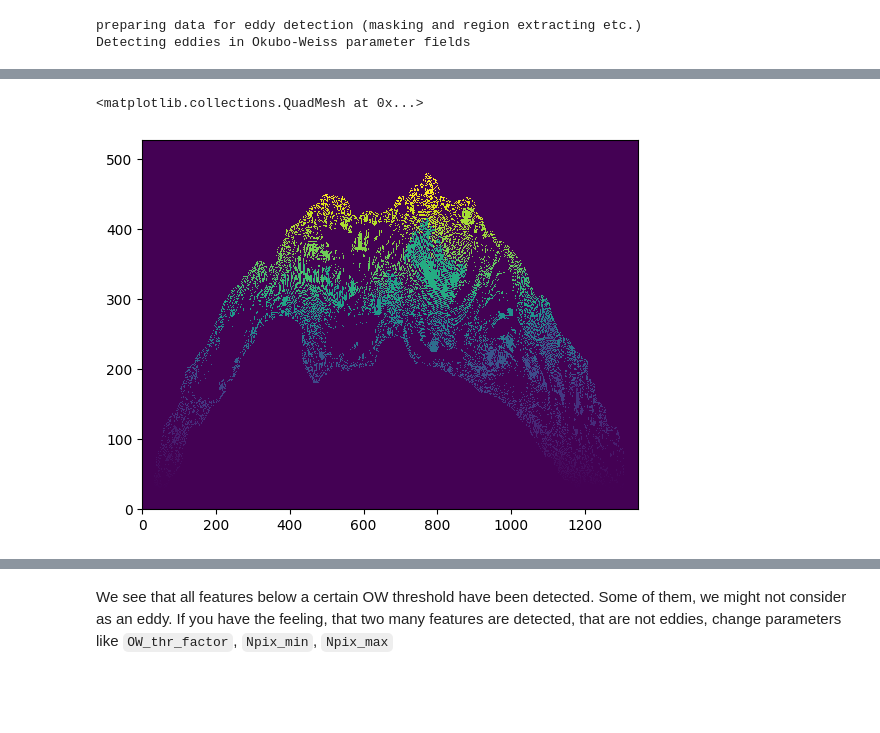
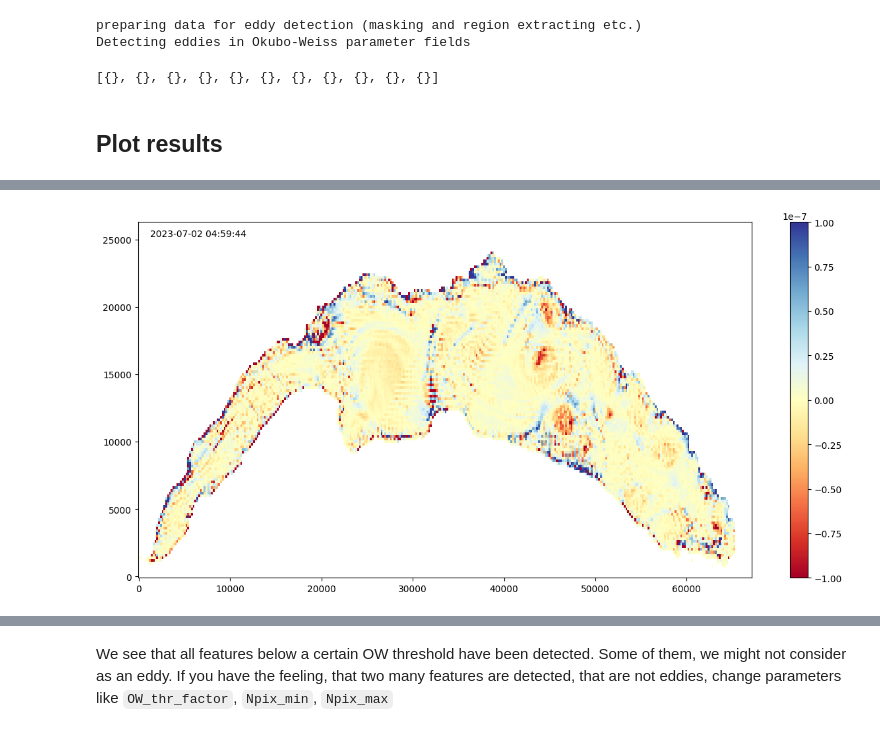
Before and after one commit to leroquan/eddytools, a Jupyter notebook: run_eddy_detection_OW.ipynb, the cells around one changed output, grey strips where cells are left out. Saved outputs shown, nothing was run; the diff lists cells and outputs as text; code cells hidden in the pictures; blank space fills up the shorter version.

Commit message:
Update OW detection

```diff
--- a/run_eddy_detection_OW.ipynb
+++ b/run_eddy_detection_OW.ipynb
@@ -65,8 +71,8 @@ Things to note for the setting of `detection_parameters`:
 3. `'OW_thr_factor'` is usually chosen in the range `(-0.5, -0.2)` ([Chelton et al., 2007](https://doi.org/10.1029/2007GL030812); [Isern-Fontanet et al., 2003](https://doi.org/10.1175/1520-0426(2003)20<772:IOMEFA>2.0.CO;2)).
 # %%
 # Specify parameters for eddy detection
-OW_thr_factor = 2
-Npix_min = 200
+OW_thr_factor = 0.5
+Npix_min = 5
 Npix_max = 100000
 detection_parameters = {'model': 'MITgcm',
                         'grid': 'cartesian',
@@ -74,11 +80,11 @@ detection_parameters = {'model': 'MITgcm',
                         'start_time': str_start_time, # time range start
                         'end_time': str_end_time, # time range end
                         'calendar': 'standard', # calendar, must be either 360_day or standard
-                        'lon1': 0, # minimum longitude of detection region
-                        'lon2': 65000, # maximum longitude
-                        'lat1': 0, # minimum latitude
-                        'lat2': 25000, # maximum latitude
-                        'res': 10., # resolution of the fields in km
+                        'lon1': data_vel.XG.values.min(), # minimum longitude of detection region
+                        'lon2': data_vel.XG.values.max(), # maximum longitude
+                        'lat1': data_vel.YG.values.min(), # minimum latitude
+                        'lat2': data_vel.YG.values.max(), # maximum latitude
+                        'res': 0.2, # resolution of the fields in km
                         'min_dep': 250, # minimum ocean depth where to look for eddies in m
                         'OW_thr': data_int['OW_std'].values, #
                         'OW_thr_name': 'OW_std', # Okubo-Weiss threshold for eddy detection
@@ -109,3 +105,28 @@ eddies = et.detection.detect_OW(data_int, detection_parameters, 'OW', 'vort', re
 # %% [output]
 preparing data for eddy detection (masking and region extracting etc.)
 Detecting eddies in Okubo-Weiss parameter fields
+# %%
+eddies
+# %% [output]
+[{}, {}, {}, {}, {}, {}, {}, {}, {}, {}, {}]
+# %% [markdown]
+## Plot results
+# %%
+# Plot a single time step to see what the detection method detected
+t=5
+plt.figure(figsize=(15,7))
+plt.pcolormesh(data_int['lon'], data_int['lat'].values, data_int.OW.isel(time=t).where(~np.isnan(mask)).values,
+               vmin=-1e-7, vmax=1e-7, cmap='RdYlBu')
+plt.colorbar()
+
+for i in np.arange(0, len(eddies[t])):
+    eddy_lon = eddies[t][i]['lon']
+    eddy_lat = eddies[t][i]['lat']
+    if eddies[t][i]['type'] == 'cyclonic':
+        for s, c in zip([7, 6], ['k', 'gold']):
+            plt.plot(eddy_lon, eddy_lat, marker='o', color=c, markersize=s)
+    elif eddies[t][i]['type'] == 'anticyclonic':
+        for s, c in zip([7, 6], ['k', 'green']):
+            plt.plot(eddy_lon, eddy_lat, marker='o', color=c, markersize=s)
+plt.text(0.02, 0.98, f'{np.datetime_as_string(data_int['time'].values[t], unit="s").replace("T", " ")}', transform=plt.gca().transAxes, ha='left', va='top')
+# %% [output]
@@ -112,3 +134,4 @@ Detecting eddies in Okubo-Weiss parameter fields
+[figure, added]
 # %%
 # Plot a single time step to see what the detection method detected
 tmp_output_dir = os.path.join(output_folder, rf"fig_detect_{OW_thr_factor}_{Npix_min}_{Npix_max}")
@@ -143,5 +162,0 @@ test=ndimage.label((data_int['OW'].isel(time=1).values< data_int['OW_std'].value
-# %%
-plt.pcolormesh(test[0])
-# %% [output]
-<matplotlib.collections.QuadMesh at 0x...>
-[figure, removed]
```
Also changed, not shown: parts of 20 cells of this notebook, 1 other file.
